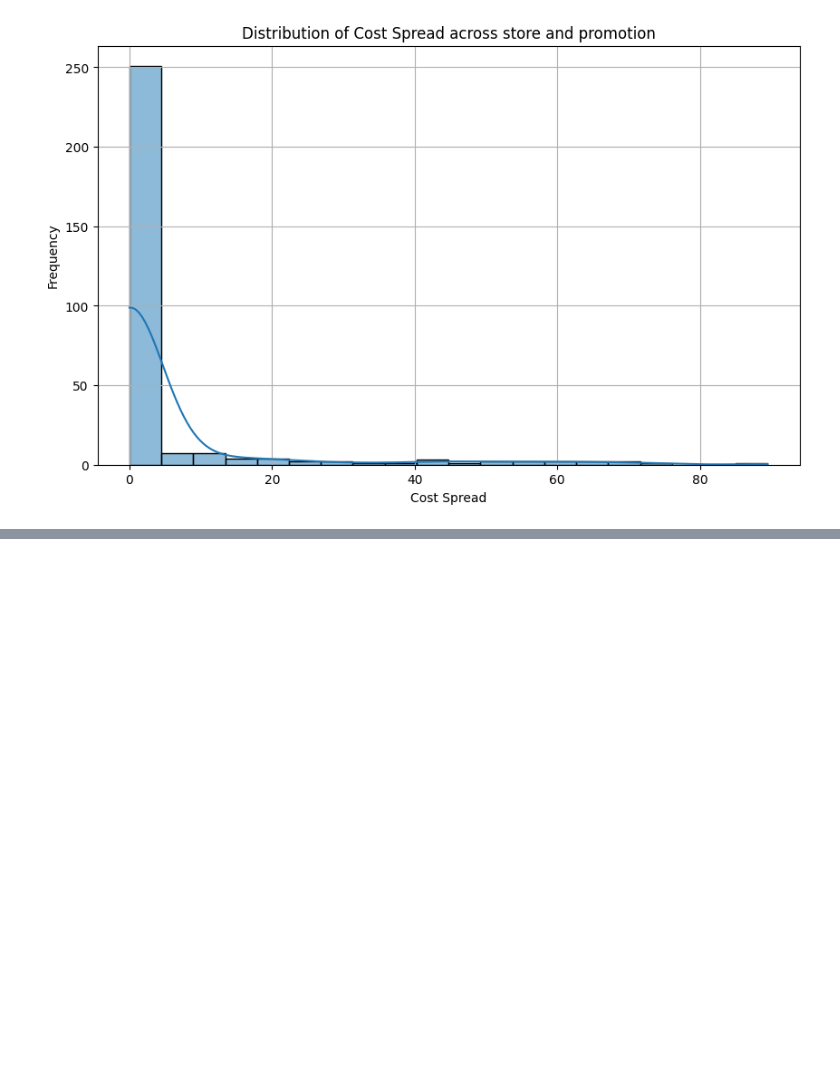
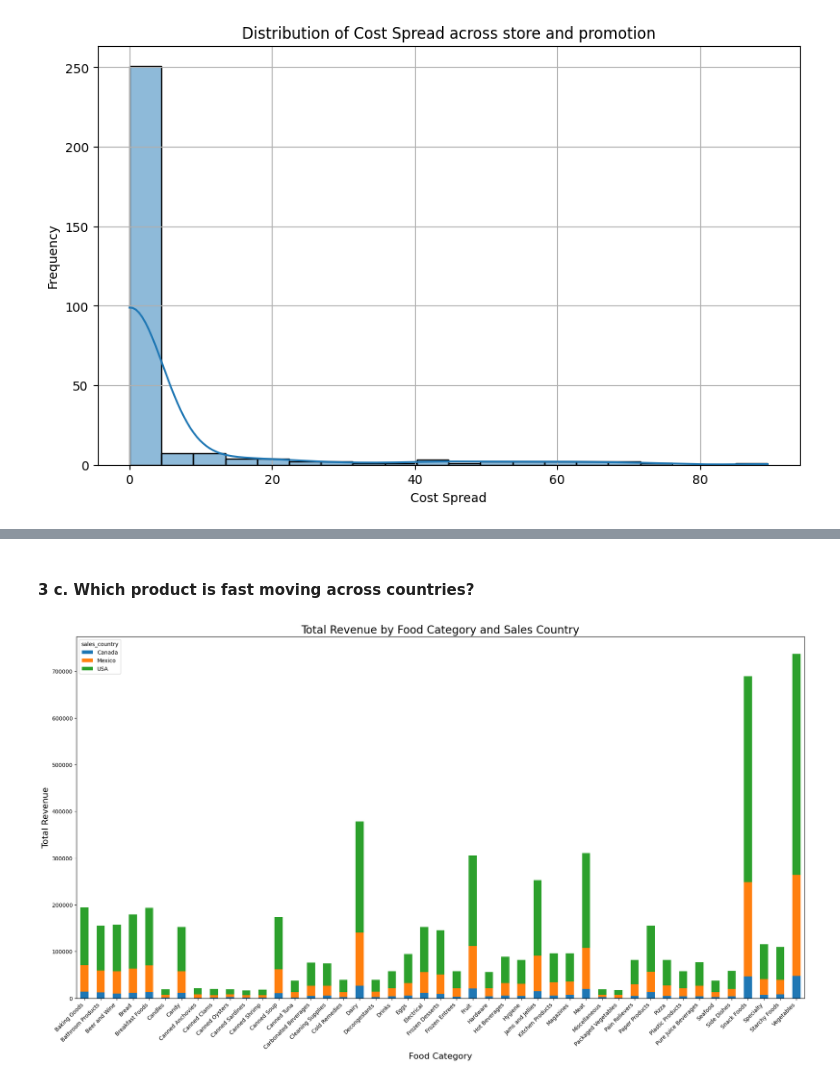
Before and after one commit to BenRoshan100/Customer-AcquisitionCost-Prediction, a Jupyter notebook: campaign_eda.ipynb, the cells around one changed output, grey strips where cells are left out. Cells and saved outputs as stored; diff of their text form; code cells hidden in the pictures; blank space fills up the shorter version.

```diff
--- a/campaign_eda.ipynb
+++ b/campaign_eda.ipynb
@@ -257,0 +325,22 @@ Text(0.5, 1.0, 'Total Cost and Transactions by Media Type')
+# %% [markdown]
+#### 3 c. Which product is fast moving across countries? <br>
+# %%
+country_food_summary=target_data.groupby(['sales_country','food_category']).agg(
+    total_revenue=('cost','sum'),
+    num_transactions=('cost','count')
+).reset_index()
+
+
+fig, ax = plt.subplots(figsize=(24, 12))
+pivot_data = country_food_summary.pivot(index='food_category', columns='sales_country', values='total_revenue')
+pivot_data.plot(kind='bar', stacked=True, ax=ax)
+
+
+ax.set_title('Total Revenue by Food Category and Sales Country', fontsize=20)
+ax.set_xlabel('Food Category', fontsize=16)
+ax.set_ylabel('Total Revenue', fontsize=16)
+ax.set_xticklabels(ax.get_xticklabels(), rotation=45, ha='right')
+
+plt.show()
+# %% [output]
+[figure, added]
```
Also changed, not shown: parts of 9 cells of this notebook.
